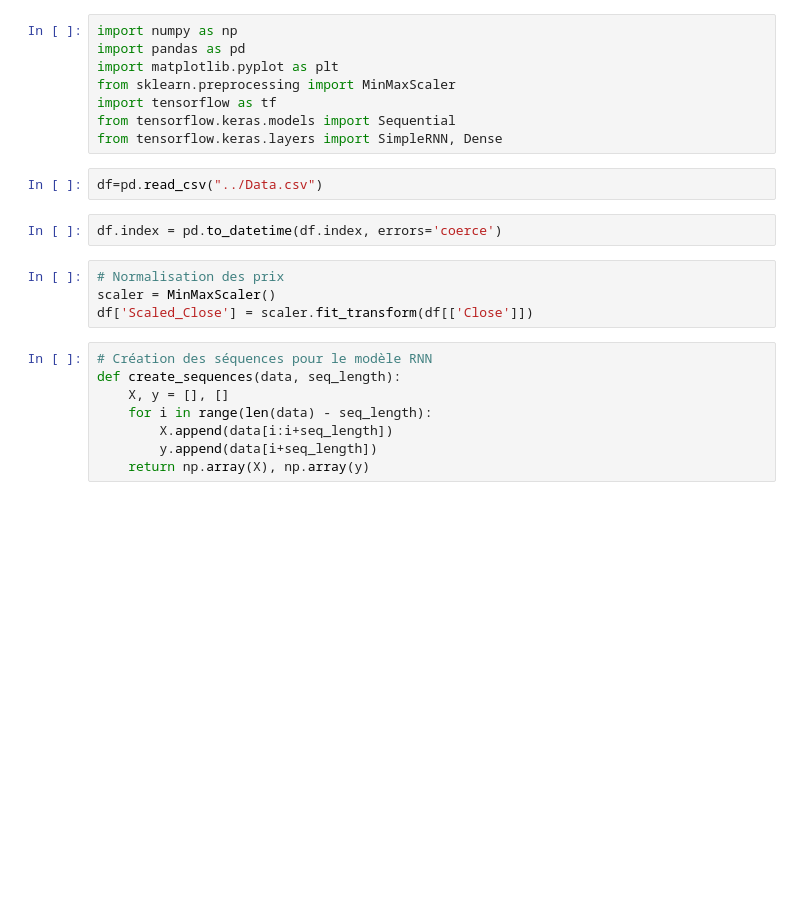
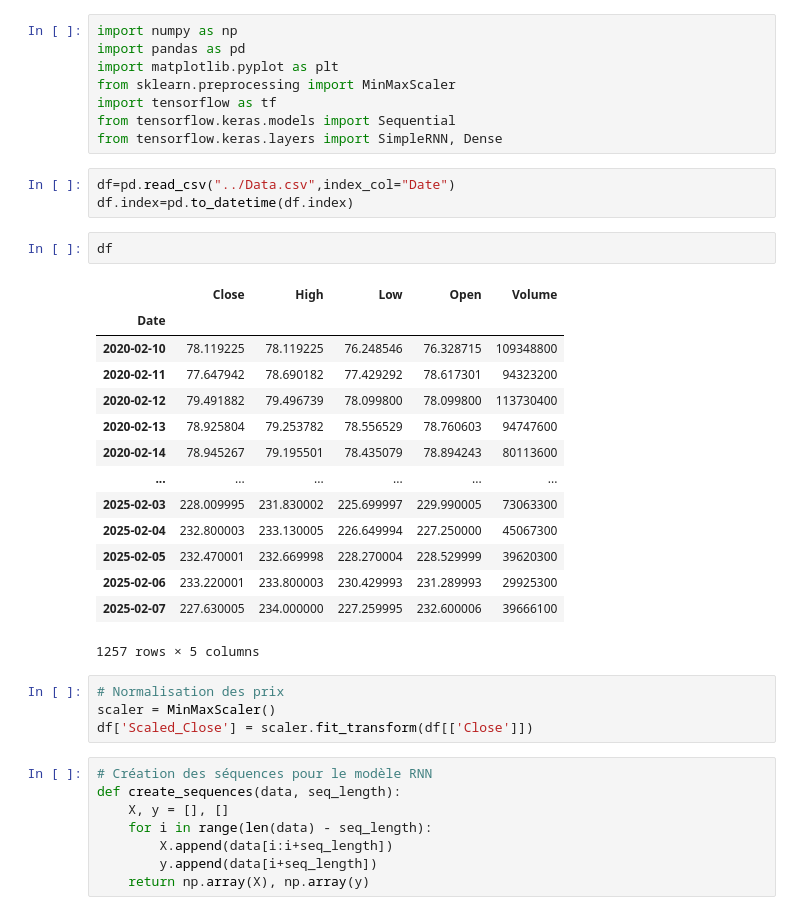
Before and after one commit to abdenour234/ProjetTimeSeries, a Jupyter notebook: ANN/RNN.ipynb, the cells around one changed output. Saved outputs shown, nothing was run; the diff lists cells and outputs as text; blank space fills up the shorter version.

```diff
--- a/ANN/RNN.ipynb
+++ b/ANN/RNN.ipynb
@@ -7,9 +7,25 @@ import tensorflow as tf
 from tensorflow.keras.models import Sequential
 from tensorflow.keras.layers import SimpleRNN, Dense
 # %%
-df=pd.read_csv("../Data.csv")
+df=pd.read_csv("../Data.csv",index_col="Date")
+df.index=pd.to_datetime(df.index)
-# %%
-df.index = pd.to_datetime(df.index, errors='coerce')
+# %%
+df
+# %% [output]
+|  | Close | High | Low | Open | Volume |
+| Date |  |  |  |  |  |
+| 2020-02-10 | 78.119225 | 78.119225 | 76.248546 | 76.328715 | 109348800 |
+| 2020-02-11 | 77.647942 | 78.690182 | 77.429292 | 78.617301 | 94323200 |
+| 2020-02-12 | 79.491882 | 79.496739 | 78.099800 | 78.099800 | 113730400 |
+| 2020-02-13 | 78.925804 | 79.253782 | 78.556529 | 78.760603 | 94747600 |
+| 2020-02-14 | 78.945267 | 79.195501 | 78.435079 | 78.894243 | 80113600 |
+| ... | ... | ... | ... | ... | ... |
+| 2025-02-03 | 228.009995 | 231.830002 | 225.699997 | 229.990005 | 73063300 |
+| 2025-02-04 | 232.800003 | 233.130005 | 226.649994 | 227.250000 | 45067300 |
+| 2025-02-05 | 232.470001 | 232.669998 | 228.270004 | 228.529999 | 39620300 |
+| 2025-02-06 | 233.220001 | 233.800003 | 230.429993 | 231.289993 | 29925300 |
+| 2025-02-07 | 227.630005 | 234.000000 | 227.259995 | 232.600006 | 39666100 |
+1257 rows × 5 columns
 # %%
 # Normalisation des prix
 scaler = MinMaxScaler()
```
Also changed, not shown: parts of 9 cells of this notebook, 1 other file.
